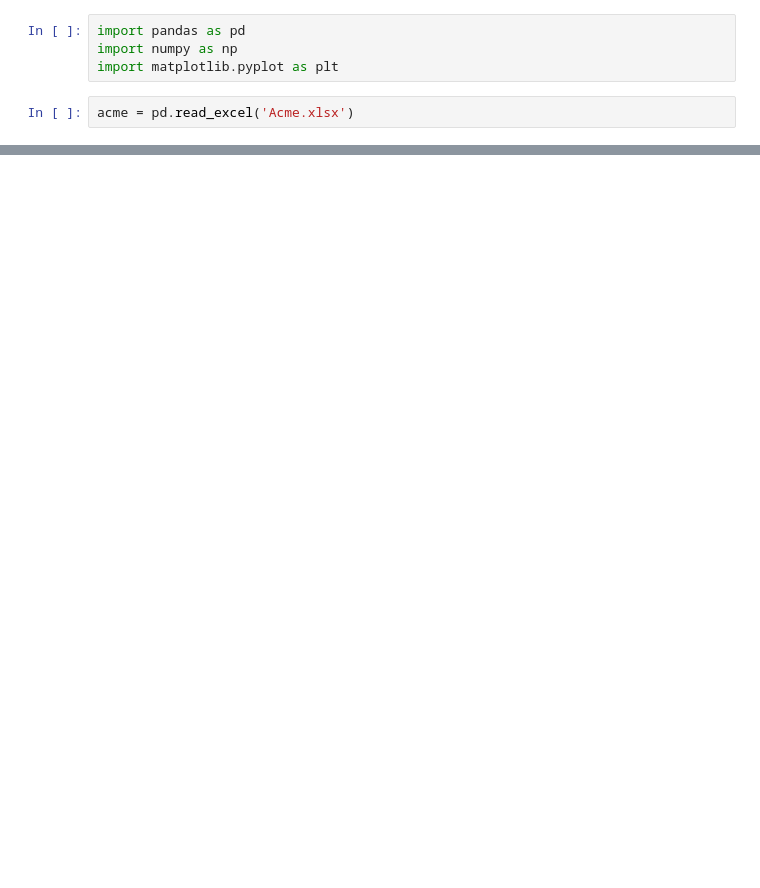
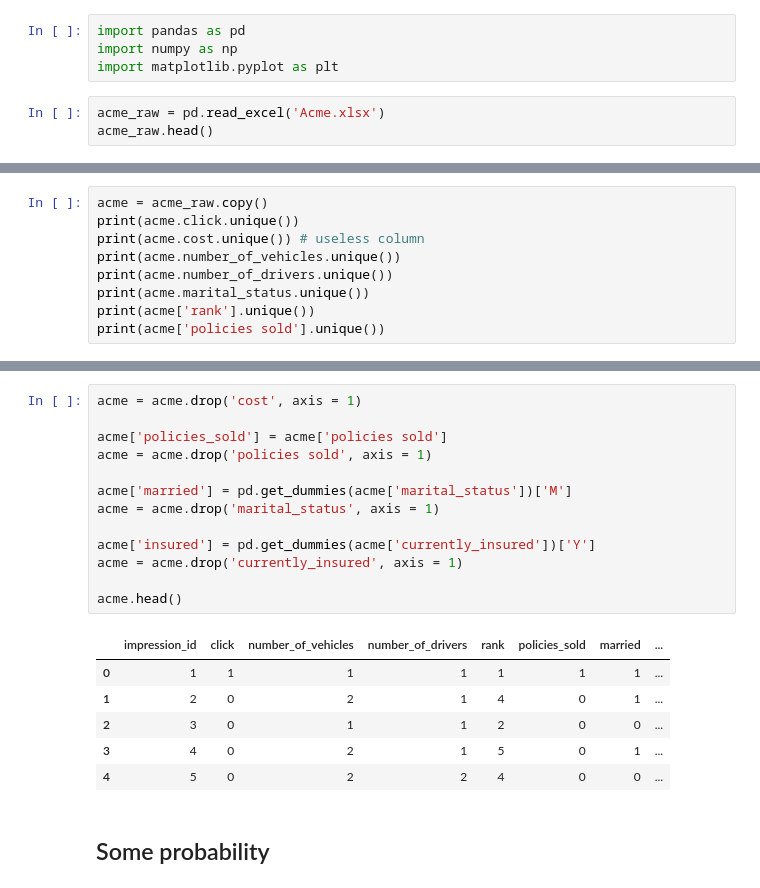
Before and after one commit to zeromath/RootInsurance, a Jupyter notebook: Zhan.ipynb, the cells around one changed output, grey strips where cells are left out. Drawn from its saved outputs; the diff is of its cells as text; blank space fills up the shorter version.

```diff
--- a/Zhan.ipynb
+++ b/Zhan.ipynb
@@ -3,4 +6,5 @@ import pandas as pd
 import numpy as np
 import matplotlib.pyplot as plt
 # %%
-acme = pd.read_excel('Acme.xlsx')
+acme_raw = pd.read_excel('Acme.xlsx')
+acme_raw.head()
@@ -27,0 +25,9 @@ acme.describe()
+# %%
+acme = acme_raw.copy()
+print(acme.click.unique())
+print(acme.cost.unique()) # useless column
+print(acme.number_of_vehicles.unique())
+print(acme.number_of_drivers.unique())
+print(acme.marital_status.unique())
+print(acme['rank'].unique())
+print(acme['policies sold'].unique())
@@ -27,0 +47,22 @@ acme.describe()
+# %%
+acme = acme.drop('cost', axis = 1)
+
+acme['policies_sold'] = acme['policies sold']
+acme = acme.drop('policies sold', axis = 1)
+
+acme['married'] = pd.get_dummies(acme['marital_status'])['M']
+acme = acme.drop('marital_status', axis = 1)
+
+acme['insured'] = pd.get_dummies(acme['currently_insured'])['Y']
+acme = acme.drop('currently_insured', axis = 1)
+
+acme.head()
+# %% [output]
+|  | impression_id | click | number_of_vehicles | number_of_drivers | rank | policies_sold | married | ... |
+| 0 | 1 | 1 | 1 | 1 | 1 | 1 | 1 | ... |
+| 1 | 2 | 0 | 2 | 1 | 4 | 0 | 1 | ... |
+| 2 | 3 | 0 | 1 | 1 | 2 | 0 | 0 | ... |
+| 3 | 4 | 0 | 2 | 1 | 5 | 0 | 1 | ... |
+| 4 | 5 | 0 | 2 | 2 | 4 | 0 | 0 | ... |
+# %% [markdown]
+## Some probability
```
Also changed, not shown: parts of 10 cells of this notebook, 3 other files.
